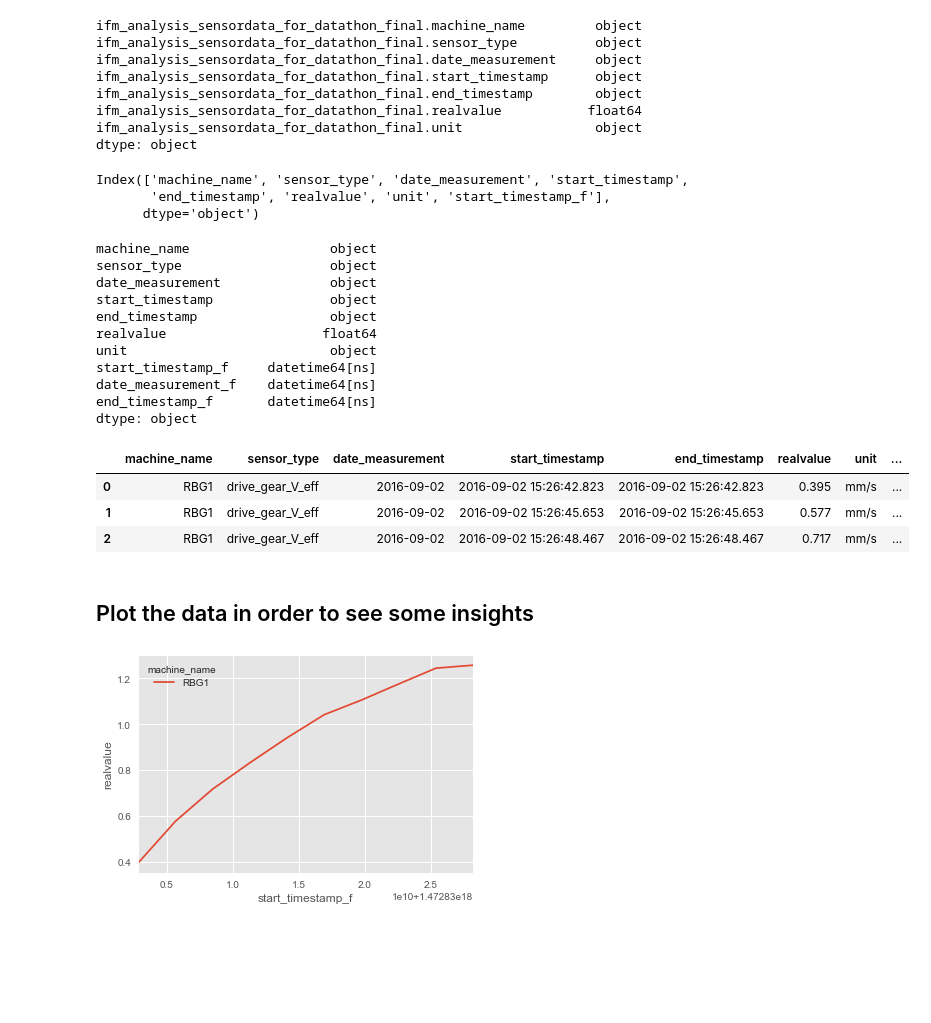
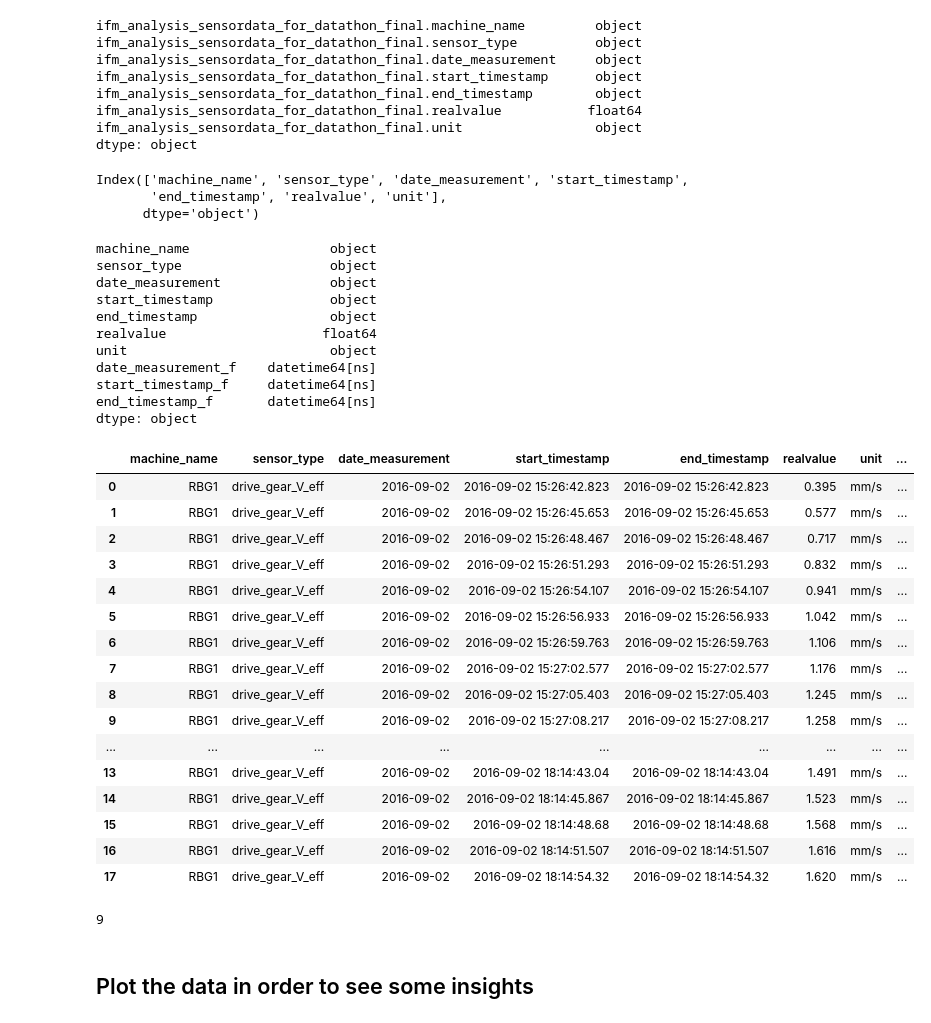
Before and after one commit to PacoPacov/Datathon_Global_2018, a Jupyter notebook: 01. Data Overview.ipynb, the cells around one changed output. Cells and saved outputs as stored; diff of their text form; code cells hidden in the pictures; blank space fills up the shorter version.

```diff
--- a/01. Data Overview.ipynb
+++ b/01. Data Overview.ipynb
@@ -27,7 +27,7 @@ pwd()
 
 tic = time.time()
 
-m1 = pd.read_csv("sample_Kaufland_case_IoT_and_predictive_maintenance.csv", \
+df = pd.read_csv("20180920_Kaufland_case_IoT_and_predictive_maintenance.csv", \
                  sep = ';', encoding='utf-8')
 
 tac = time.time()
@@ -112,7 +116,7 @@ df.columns = StandardizeNames(df)
 df.keys()
 # %% [output]
 Index(['machine_name', 'sensor_type', 'date_measurement', 'start_timestamp',
-       'end_timestamp', 'realvalue', 'unit', 'start_timestamp_f'],
+       'end_timestamp', 'realvalue', 'unit'],
       dtype='object')
 # %%
 ## Convrt to datetime
@@ -133,24 +137,39 @@ start_timestamp               object
 end_timestamp                 object
 realvalue                    float64
 unit                          object
+date_measurement_f    datetime64[ns]
 start_timestamp_f     datetime64[ns]
-date_measurement_f    datetime64[ns]
 end_timestamp_f       datetime64[ns]
 dtype: object
 # %%
-df.head(3)
+df.head(18)
 # %% [output]
 |  | machine_name | sensor_type | date_measurement | start_timestamp | end_timestamp | realvalue | unit | ... |
 | 0 | RBG1 | drive_gear_V_eff | 2016-09-02 | 2016-09-02 15:26:42.823 | 2016-09-02 15:26:42.823 | 0.395 | mm/s | ... |
 | 1 | RBG1 | drive_gear_V_eff | 2016-09-02 | 2016-09-02 15:26:45.653 | 2016-09-02 15:26:45.653 | 0.577 | mm/s | ... |
 | 2 | RBG1 | drive_gear_V_eff | 2016-09-02 | 2016-09-02 15:26:48.467 | 2016-09-02 15:26:48.467 | 0.717 | mm/s | ... |
+| 3 | RBG1 | drive_gear_V_eff | 2016-09-02 | 2016-09-02 15:26:51.293 | 2016-09-02 15:26:51.293 | 0.832 | mm/s | ... |
+| 4 | RBG1 | drive_gear_V_eff | 2016-09-02 | 2016-09-02 15:26:54.107 | 2016-09-02 15:26:54.107 | 0.941 | mm/s | ... |
+| 5 | RBG1 | drive_gear_V_eff | 2016-09-02 | 2016-09-02 15:26:56.933 | 2016-09-02 15:26:56.933 | 1.042 | mm/s | ... |
+| 6 | RBG1 | drive_gear_V_eff | 2016-09-02 | 2016-09-02 15:26:59.763 | 2016-09-02 15:26:59.763 | 1.106 | mm/s | ... |
+| 7 | RBG1 | drive_gear_V_eff | 2016-09-02 | 2016-09-02 15:27:02.577 | 2016-09-02 15:27:02.577 | 1.176 | mm/s | ... |
+| 8 | RBG1 | drive_gear_V_eff | 2016-09-02 | 2016-09-02 15:27:05.403 | 2016-09-02 15:27:05.403 | 1.245 | mm/s | ... |
+| 9 | RBG1 | drive_gear_V_eff | 2016-09-02 | 2016-09-02 15:27:08.217 | 2016-09-02 15:27:08.217 | 1.258 | mm/s | ... |
+| ... | ... | ... | ... | ... | ... | ... | ... | ... |
+| 13 | RBG1 | drive_gear_V_eff | 2016-09-02 | 2016-09-02 18:14:43.04 | 2016-09-02 18:14:43.04 | 1.491 | mm/s | ... |
+| 14 | RBG1 | drive_gear_V_eff | 2016-09-02 | 2016-09-02 18:14:45.867 | 2016-09-02 18:14:45.867 | 1.523 | mm/s | ... |
+| 15 | RBG1 | drive_gear_V_eff | 2016-09-02 | 2016-09-02 18:14:48.68 | 2016-09-02 18:14:48.68 | 1.568 | mm/s | ... |
+| 16 | RBG1 | drive_gear_V_eff | 2016-09-02 | 2016-09-02 18:14:51.507 | 2016-09-02 18:14:51.507 | 1.616 | mm/s | ... |
+| 17 | RBG1 | drive_gear_V_eff | 2016-09-02 | 2016-09-02 18:14:54.32 | 2016-09-02 18:14:54.32 | 1.620 | mm/s | ... |
+# %%
+df['start_timestamp_f'][0].month
+# %% [output]
+9
 # %% [markdown]
 ## Plot the data in order to see some insights
 # %%
 ax = sns.tsplot(data=df[0:10],time = "start_timestamp_f", unit = "machine_name", \
                condition = "machine_name", value = "realvalue")
-# %% [output]
-[figure, removed]
 # %%
 ax = sns.tsplot(data=df[10:],time = "start_timestamp_f", unit = "machine_name", \
                condition = "machine_name", value = "realvalue", color = "black")
```
Also changed, not shown: parts of 23 cells of this notebook.
